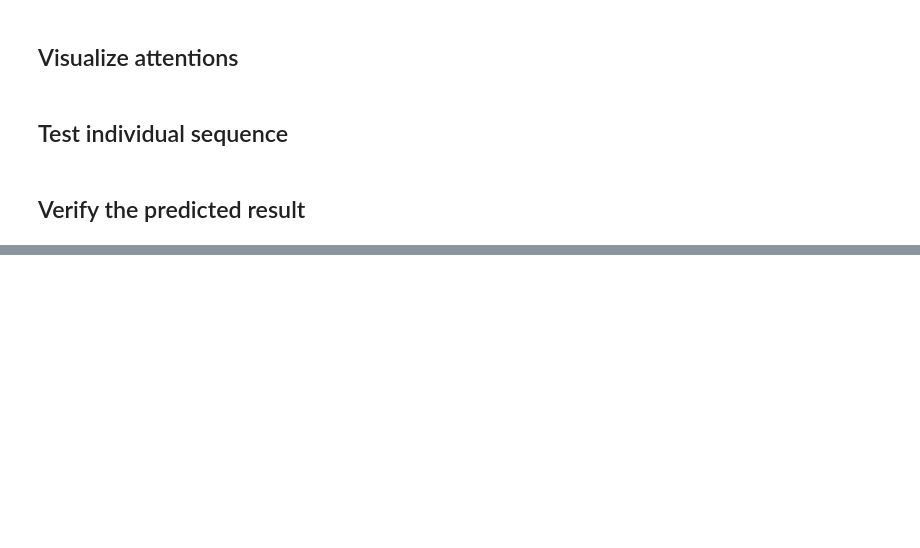
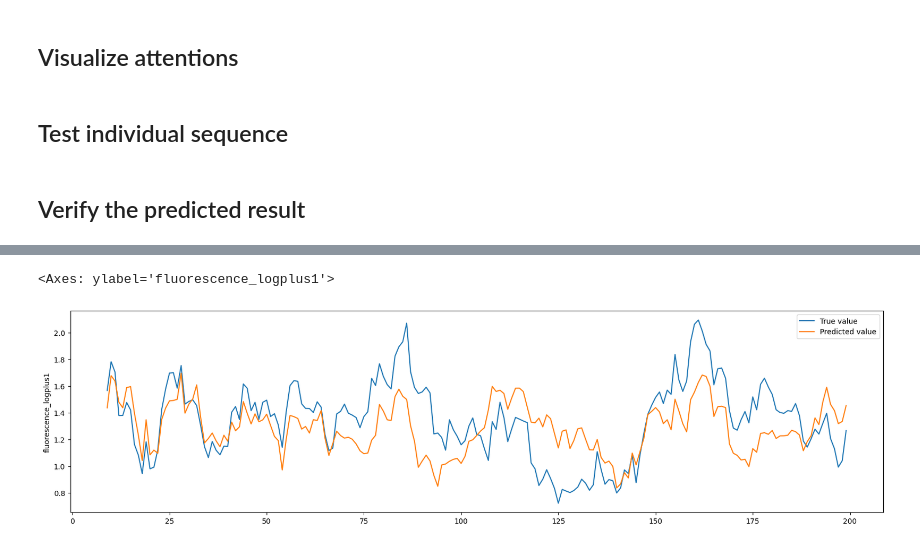
Before and after one commit to xfrx8/Transformer-RNA-master, a Jupyter notebook: Transformer-DNA-周.ipynb, the cells around one changed output, grey strips where cells are left out. Cells and saved outputs as stored; diff of their text form; code cells hidden in the pictures; blank space fills up the shorter version.

```diff
--- a/Transformer-DNA-周.ipynb
+++ b/Transformer-DNA-周.ipynb
@@ -608,3 +612,15 @@ Text(0, 0.5, 'Predicted value')
+# %%
+# 绘制前200个数据的数值大小对比图
+result.shape, y_test.shape
+# 丢弃y_test中的index
+
+
+plt.rcParams["figure.figsize"] = (20,5)
+sns.lineplot(data=pd.Series(y_test)[:200].rolling(10).mean() ,label="True value")
+sns.lineplot(data=pd.Series(result)[:200].rolling(10).mean(), label="Predicted value")
+# %% [output]
+<Axes: ylabel='fluorescence_logplus1'>
+[figure, added]
 # %%
 # Calculate R^2
 from sklearn.metrics import r2_score
```
Also changed, not shown: parts of 12 cells of this notebook, 1 other file.
